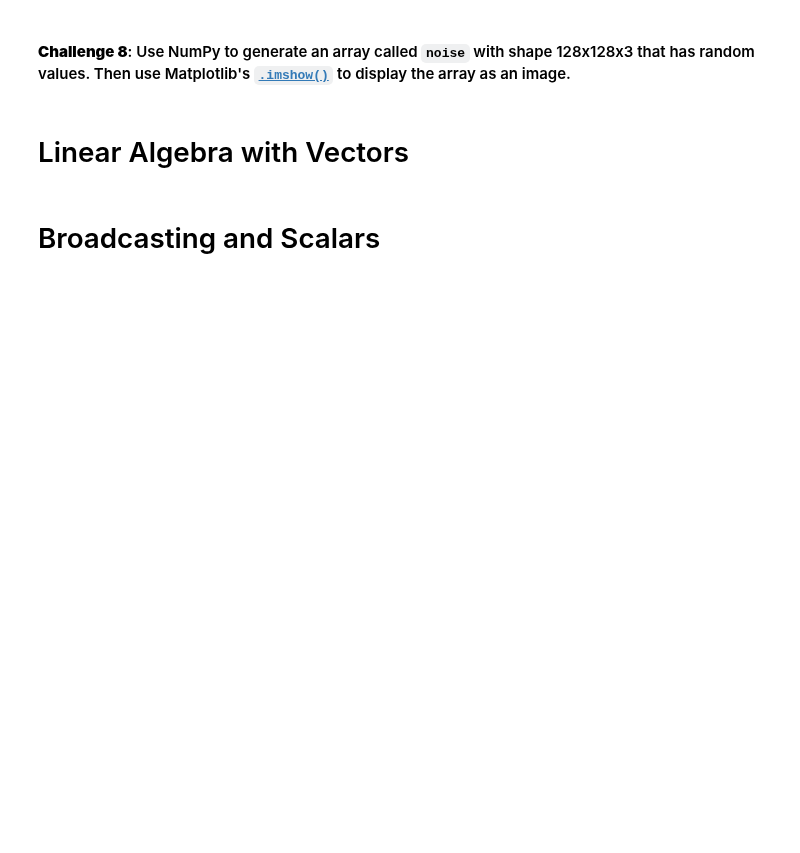
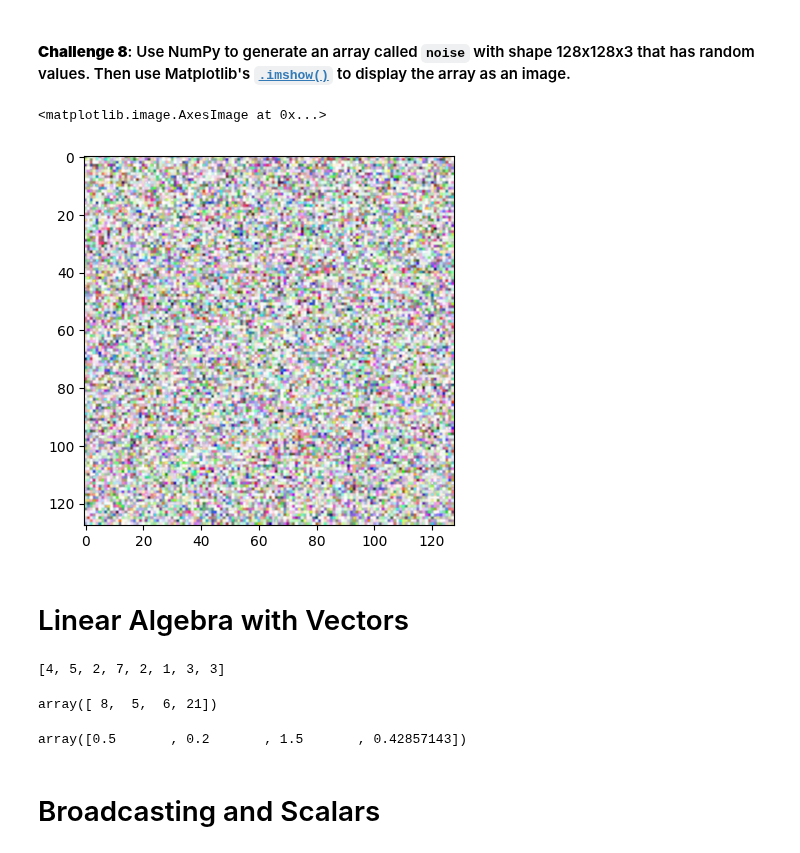
Before and after one commit to nico-Zero/Python, a Jupyter notebook: New_Shit__/Angela_Yu__/Day_77_Num_py/Computation with NumPy (start)/Computation_with_NumPy_and_N_Dimensional_Arrays_(start).ipynb, the cells around one changed output. Cells and saved outputs as stored; diff of their text form; code cells hidden in the pictures; blank space fills up the shorter version.

```diff
--- a/New_Shit__/Angela_Yu__/Day_77_Num_py/Computation with NumPy (start)/Computation_with_NumPy_and_N_Dimensional_Arrays_(start).ipynb
+++ b/New_Shit__/Angela_Yu__/Day_77_Num_py/Computation with NumPy (start)/Computation_with_NumPy_and_N_Dimensional_Arrays_(start).ipynb
@@ -140,5 +211,11 @@ Hint: Use the [`.random()` function](https://numpy.org/doc/stable/reference/rand
 # %% [markdown]
 #### **Challenge 8**: Use NumPy to generate an array called `noise` with shape 128x128x3 that has random values. Then use Matplotlib's [`.imshow()`](https://matplotlib.org/3.1.1/api/_as_gen/matplotlib.pyplot.imshow.html) to display the array as an image.
+# %%
+noise = np.random.random([128,128,4])
+plt.imshow(noise)
+# %% [output]
+<matplotlib.image.AxesImage at 0x...>
+[figure, added]
 # %% [markdown]
 # Linear Algebra with Vectors
 # %%
@@ -148,5 +226,17 @@ v2 = np.array([2, 1, 3, 3])
 # Python Lists vs ndarrays
 list1 = [4, 5, 2, 7]
 list2 = [2, 1, 3, 3]
+list1 + list2
+# %% [output]
+[4, 5, 2, 7, 2, 1, 3, 3]
+# %%
+mul_v = v1 * v2
+# %% [output]
+array([ 8,  5,  6, 21])
+# %%
+div_v = v2 / v1
+div_v
+# %% [output]
+array([0.5       , 0.2       , 1.5       , 0.42857143])
 # %% [markdown]
 # Broadcasting and Scalars
```
Also changed, not shown: parts of 19 cells of this notebook.
